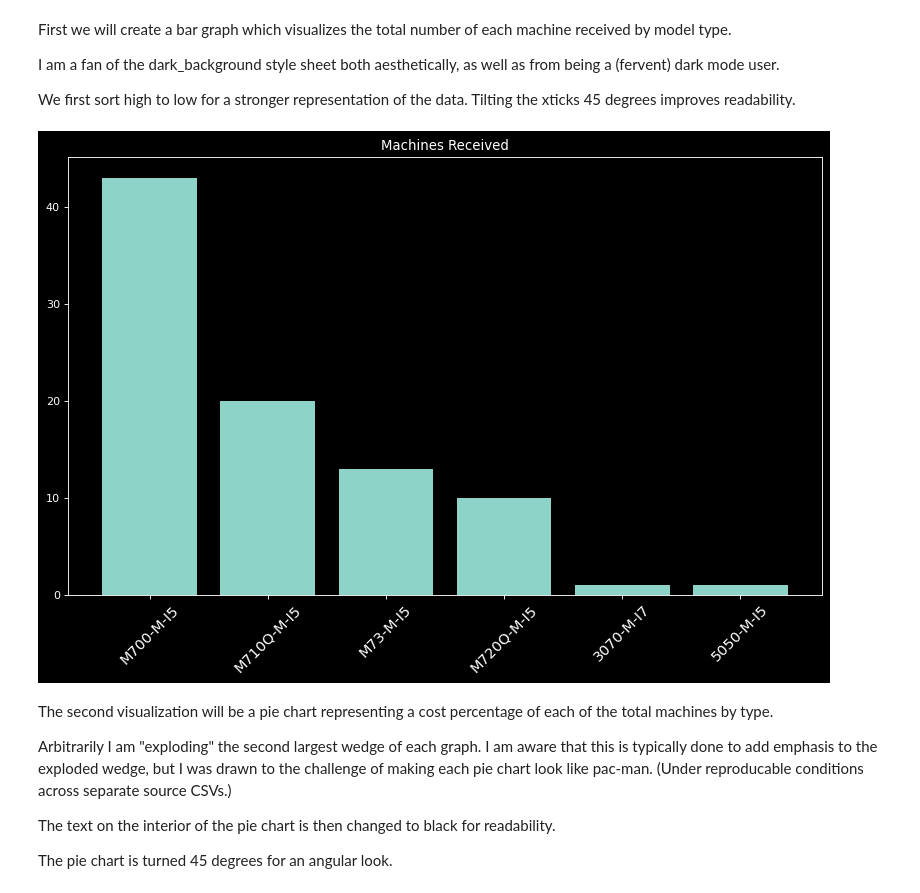
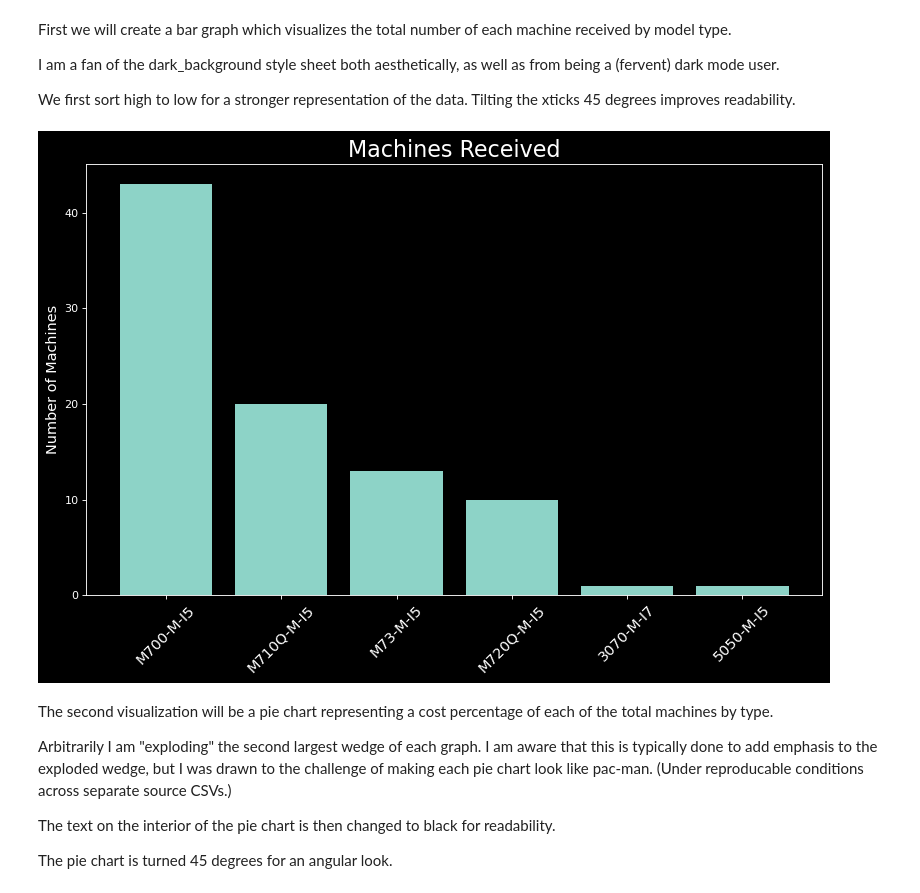
Before and after one commit to keith-flynn/machines-received, a Jupyter notebook: machines-received.ipynb, the cells around one changed output. Saved outputs shown, nothing was run; the diff lists cells and outputs as text; code cells hidden in the pictures.

Commit message:
pumped font size on visualization labels, added Y axis label to bar chart

```diff
--- a/machines-received.ipynb
+++ b/machines-received.ipynb
@@ -339,15 +339,16 @@ We first sort high to low for a stronger representation of the data. Tilting the
 # %%
 # visuals
 plt.style.use('dark_background')
 df_sorted = df.sort_values(by='COUNT', ascending=False)
 plt.figure(figsize=(10,7), dpi=80)
 plt.bar(df_sorted.MODEL, df_sorted.COUNT)
 plt.xticks(rotation=45, fontsize=13)
-plt.title('Machines Received')
+plt.title('Machines Received', fontsize=20)
+plt.ylabel('Number of Machines', fontsize=13)
 plt.tight_layout()
 plt.show()
 # %% [output]
-[figure, old version]
+[figure, new version]
 # %% [markdown]
 The second visualization will be a pie chart representing a cost percentage of each of the total machines by type.
 
```
Also changed, not shown: parts of 1 cell of this notebook, 1 other file.
